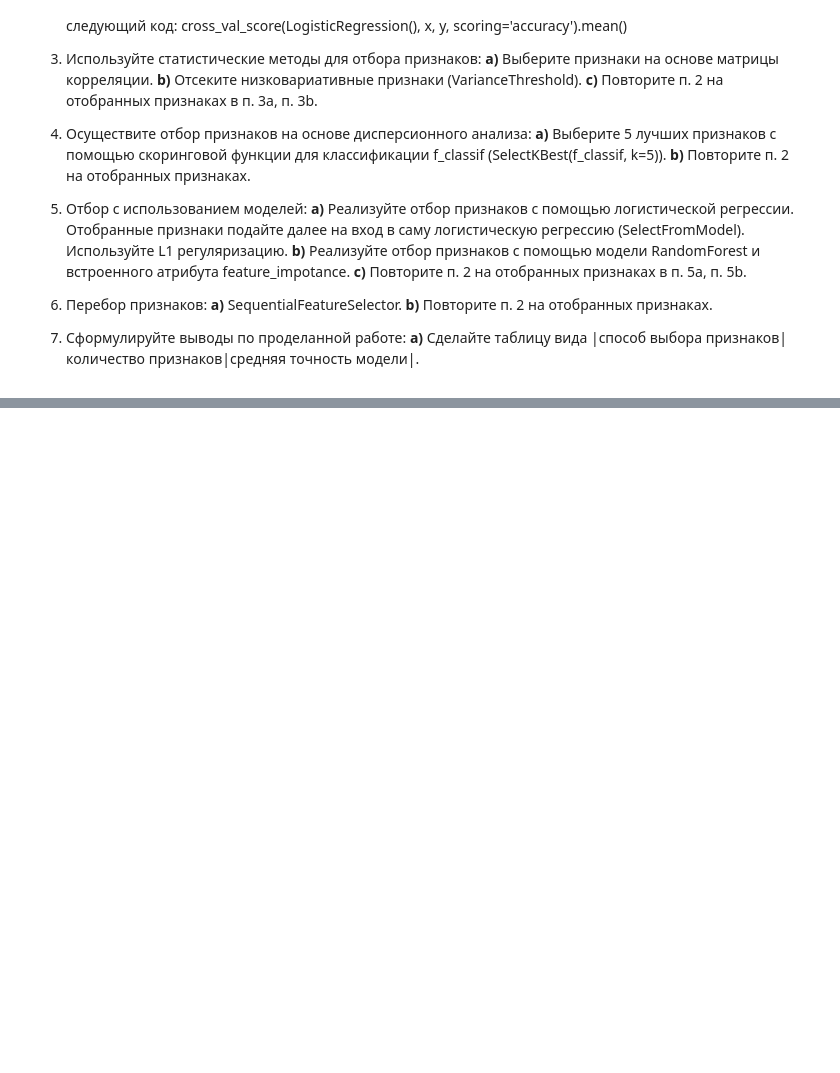
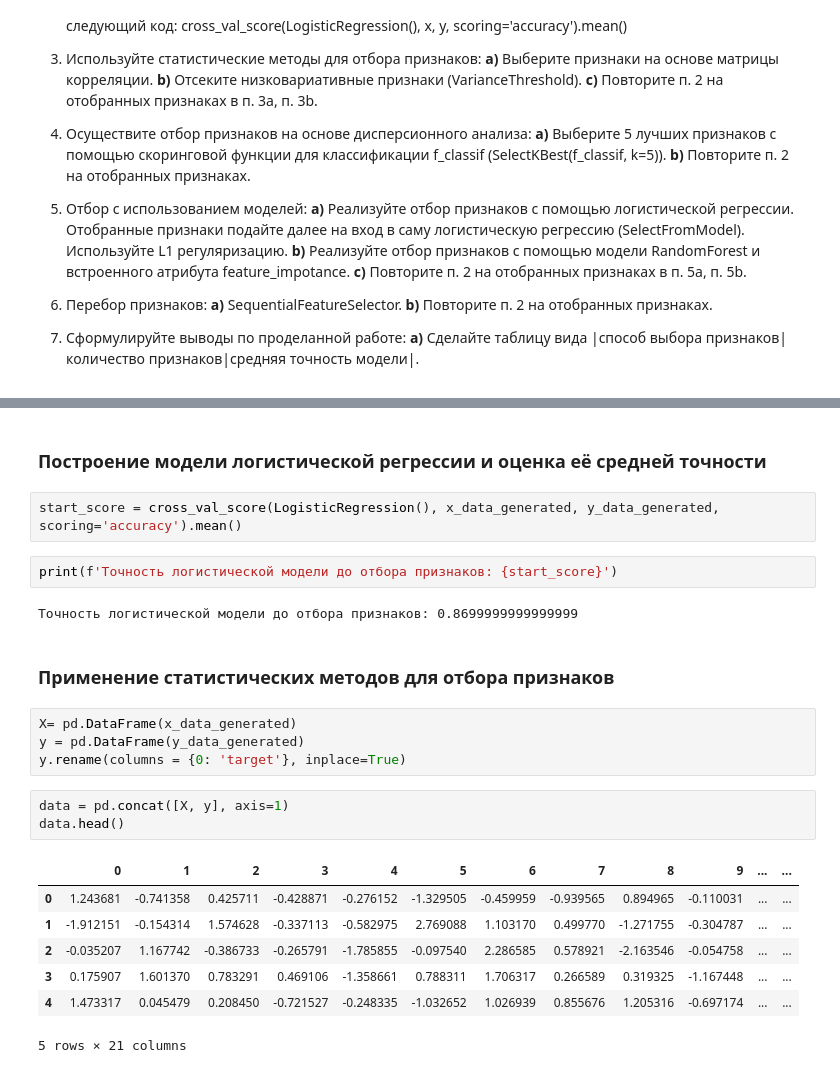
Before and after one commit to msavilov/Feature_Engineering_ML, a Jupyter notebook: 8_Feature_Selection/feature_selection.ipynb, the cells around one changed output, grey strips where cells are left out. Drawn from its saved outputs; the diff is of its cells as text; blank space fills up the shorter version.

```diff
--- a/8_Feature_Selection/feature_selection.ipynb
+++ b/8_Feature_Selection/feature_selection.ipynb
@@ -36,0 +63,25 @@ cross_val_score(LogisticRegression(), x, y, scoring='accuracy').mean()
+# %% [markdown]
+### Построение модели логистической регрессии и оценка её средней точности
+# %%
+start_score = cross_val_score(LogisticRegression(), x_data_generated, y_data_generated, scoring='accuracy').mean()
+# %%
+print(f'Точность логистической модели до отбора признаков: {start_score}')
+# %% [output]
+Точность логистической модели до отбора признаков: 0.8699999999999999
+# %% [markdown]
+### Применение статистических методов для отбора признаков
+# %%
+X= pd.DataFrame(x_data_generated)
+y = pd.DataFrame(y_data_generated)
+y.rename(columns = {0: 'target'}, inplace=True)
+# %%
+data = pd.concat([X, y], axis=1)
+data.head()
+# %% [output]
+|  | 0 | 1 | 2 | 3 | 4 | 5 | 6 | 7 | 8 | 9 | ... | ... |
+| 0 | 1.243681 | -0.741358 | 0.425711 | -0.428871 | -0.276152 | -1.329505 | -0.459959 | -0.939565 | 0.894965 | -0.110031 | ... | ... |
+| 1 | -1.912151 | -0.154314 | 1.574628 | -0.337113 | -0.582975 | 2.769088 | 1.103170 | 0.499770 | -1.271755 | -0.304787 | ... | ... |
+| 2 | -0.035207 | 1.167742 | -0.386733 | -0.265791 | -1.785855 | -0.097540 | 2.286585 | 0.578921 | -2.163546 | -0.054758 | ... | ... |
+| 3 | 0.175907 | 1.601370 | 0.783291 | 0.469106 | -1.358661 | 0.788311 | 1.706317 | 0.266589 | 0.319325 | -1.167448 | ... | ... |
+| 4 | 1.473317 | 0.045479 | 0.208450 | -0.721527 | -0.248335 | -1.032652 | 1.026939 | 0.855676 | 1.205316 | -0.697174 | ... | ... |
+5 rows × 21 columns
```
Also changed, not shown: parts of 31 cells of this notebook, 1 other file.
